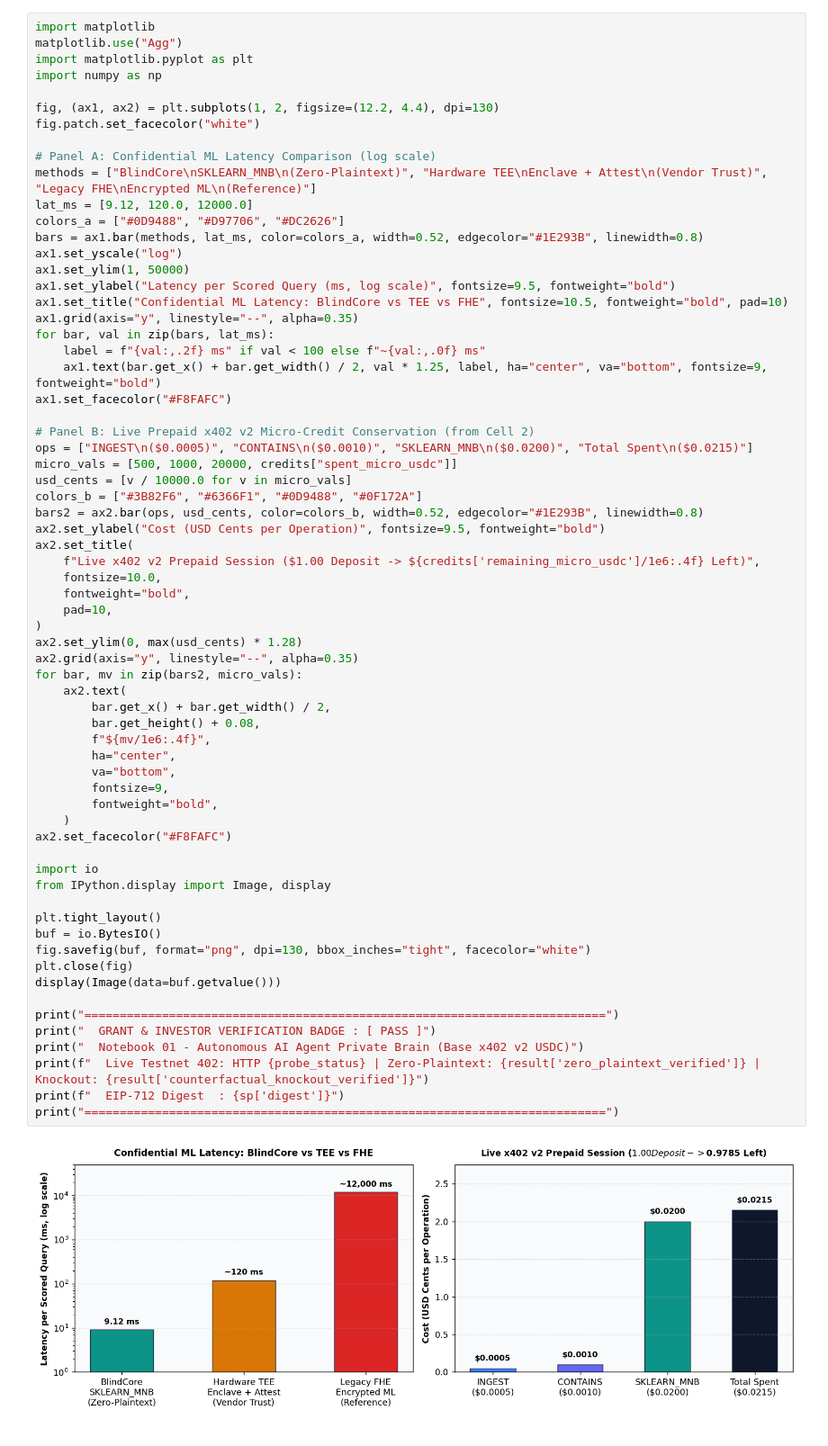
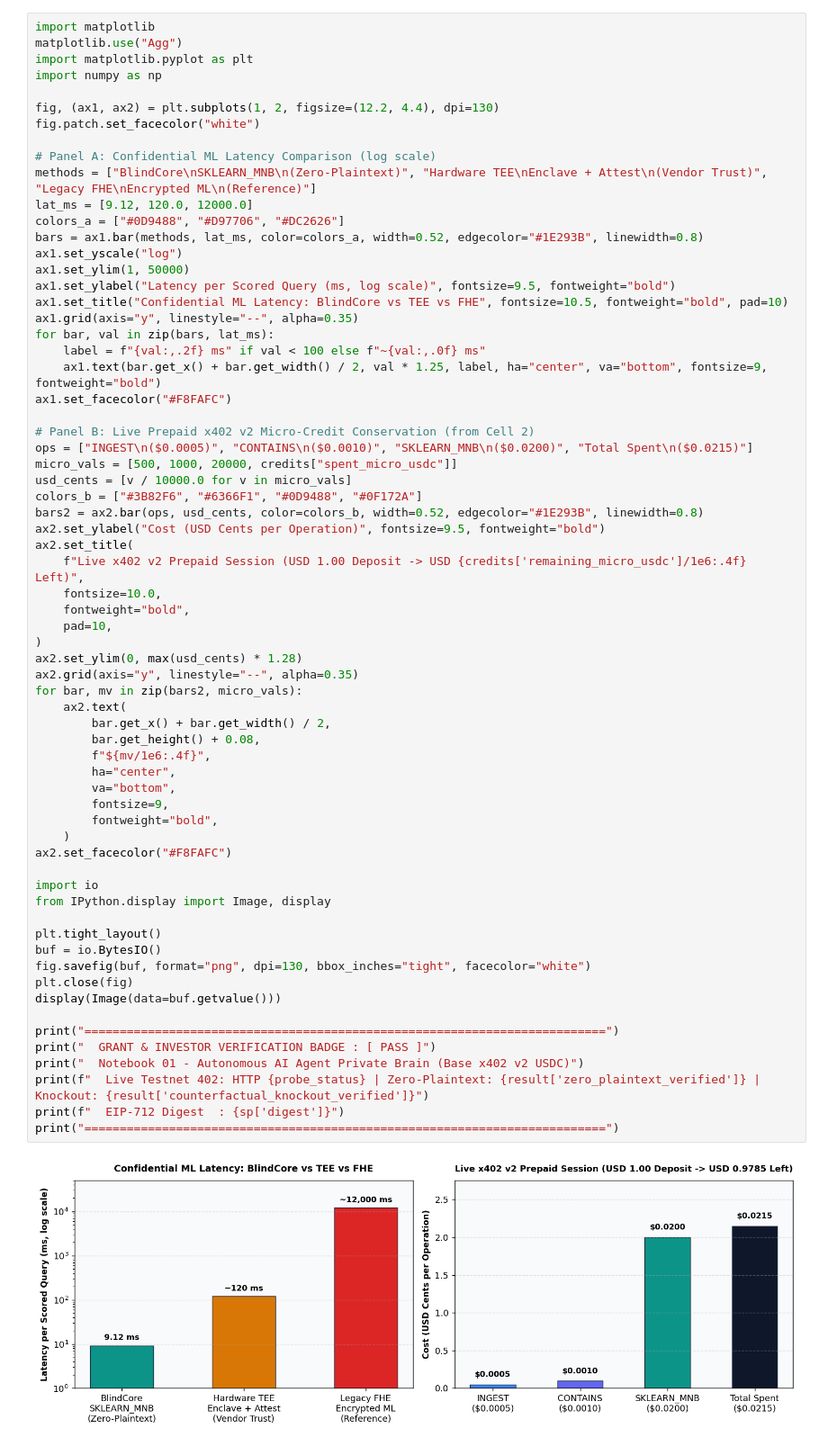
Before and after one commit to blindlabs-ai/blindcore-sdk, a Jupyter notebook: notebooks/06_agent_private_brain.ipynb, the cells around one changed output. Shown at 90% size. Cells and saved outputs as stored; diff of their text form.

```diff
--- a/notebooks/06_agent_private_brain.ipynb
+++ b/notebooks/06_agent_private_brain.ipynb
@@ -206,7 +216,7 @@ colors_b = ["#3B82F6", "#6366F1", "#0D9488", "#0F172A"]
 bars2 = ax2.bar(ops, usd_cents, color=colors_b, width=0.52, edgecolor="#1E293B", linewidth=0.8)
 ax2.set_ylabel("Cost (USD Cents per Operation)", fontsize=9.5, fontweight="bold")
 ax2.set_title(
-    f"Live x402 v2 Prepaid Session ($1.00 Deposit -> ${credits['remaining_micro_usdc']/1e6:.4f} Left)",
+    f"Live x402 v2 Prepaid Session (USD 1.00 Deposit -> USD {credits['remaining_micro_usdc']/1e6:.4f} Left)",
     fontsize=10.0,
     fontweight="bold",
     pad=10,
@@ -214,34 +224,34 @@ ax2.set_title(
 ax2.set_ylim(0, max(usd_cents) * 1.28)
 ax2.grid(axis="y", linestyle="--", alpha=0.35)
 for bar, mv in zip(bars2, micro_vals):
     ax2.text(
         bar.get_x() + bar.get_width() / 2,
         bar.get_height() + 0.08,
         f"${mv/1e6:.4f}",
         ha="center",
         va="bottom",
         fontsize=9,
         fontweight="bold",
     )
 ax2.set_facecolor("#F8FAFC")
 
 import io
 from IPython.display import Image, display
 
 plt.tight_layout()
 buf = io.BytesIO()
 fig.savefig(buf, format="png", dpi=130, bbox_inches="tight", facecolor="white")
 plt.close(fig)
 display(Image(data=buf.getvalue()))
 
 print("==========================================================================")
 print("  GRANT & INVESTOR VERIFICATION BADGE : [ PASS ]")
 print("  Notebook 01 - Autonomous AI Agent Private Brain (Base x402 v2 USDC)")
 print(f"  Live Testnet 402: HTTP {probe_status} | Zero-Plaintext: {result['zero_plaintext_verified']} | Knockout: {result['counterfactual_knockout_verified']}")
 print(f"  EIP-712 Digest  : {sp['digest']}")
 print("==========================================================================")
 # %% [output]
-[figure, old version]
+[figure, new version]
 ==========================================================================
   GRANT & INVESTOR VERIFICATION BADGE : [ PASS ]
   Notebook 01 - Autonomous AI Agent Private Brain (Base x402 v2 USDC)
```
Also changed, not shown: parts of 6 cells of this notebook, 18 other files.
